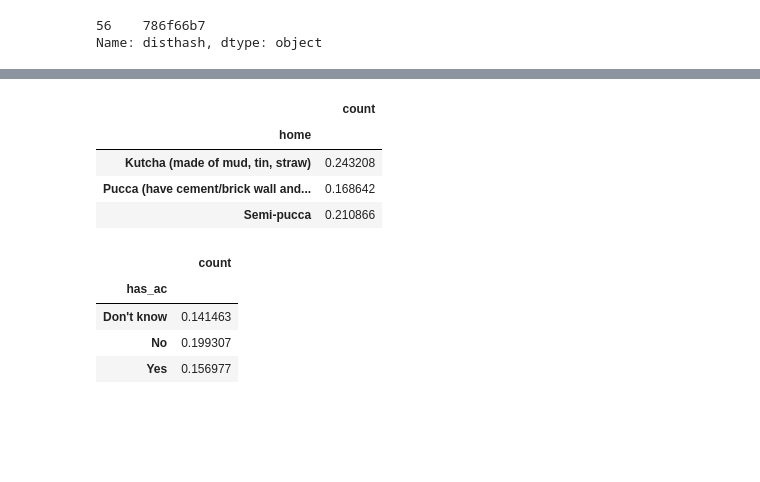
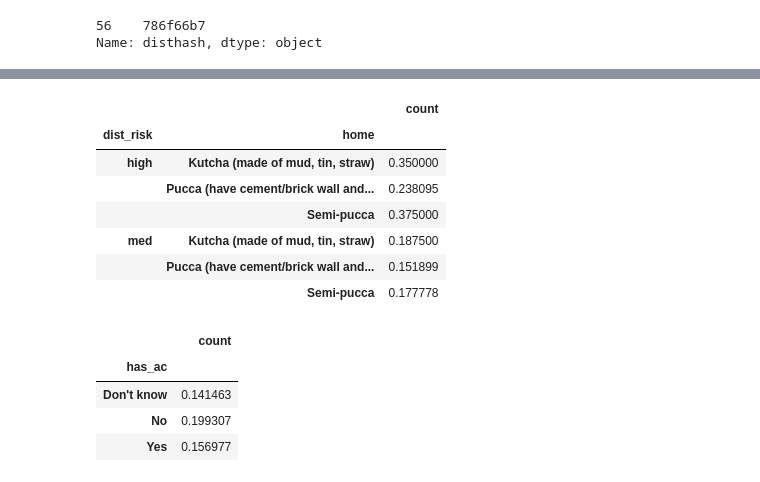
Before and after one commit to vlab-research/vlab, a Jupyter notebook: marketing.ipynb, the cells around one changed output, grey strips where cells are left out. Saved outputs shown, nothing was run; the diff lists cells and outputs as text; code cells hidden in the pictures; blank space fills up the shorter version.

```diff
--- a/marketing.ipynb
+++ b/marketing.ipynb
@@ -416,0 +303,2 @@ tots
+# %%
+dd = dd[~dd.disthash.isin(to_drop)].reset_index(drop=True)
@@ -416,0 +308,8 @@ tots
+# %%
+high_malaria_dists = perc[(perc.perc > .25)].disthash.unique()
+low_malaria_dists = perc[(perc.perc <= .15) & (perc.tot >= 20)].disthash.unique()
+# low_malaria_dists = perc[(perc.perc == 0.0) & (perc.target >= 0)].disthash.unique()
+
+dd['dist_risk'] = 'med'
+dd.loc[dd.cluster.isin(low_malaria_dists), 'dist_risk'] = 'low'
+dd.loc[dd.cluster.isin(high_malaria_dists), 'dist_risk'] = 'high'
@@ -416,0 +323,6 @@ tots
+# %%
+dd['include_audience'] = dd.dist_risk == 'low'
+
+cities = cities.merge(dd.groupby('disthash').head(1).reset_index(drop=True)[['disthash', 'include_audience']])
+
+cities.to_csv('output/cities.csv', index=False)
@@ -441,8 +374,23 @@ malaria_prob(dd.groupby('under_net'))
+# %%
+# district fixed effects of puccaness
+
+dd['pucca'] = dd.home != 'Kutcha (made of mud, tin, straw)'
+
+malaria_prob(dd.groupby(['disthash', 'pucca'])).reset_index() \
+    .groupby('disthash') \
+    .filter(lambda df: df.shape[0] > 1) \
+    .groupby('disthash') \
+    .apply(lambda df: df.iloc[0]['count'] - df.iloc[1]['count']).quantile(0.5)
 # %%
-malaria_prob(dd.groupby(['home']))
+malaria_prob(filter_time(dd, (2020,7,21), (2020,7,26)).groupby(['dist_risk', 'home']))
-# %% [output]
-|  | count |
-| home |  |
-| Kutcha (made of mud, tin, straw) | 0.243208 |
-| Pucca (have cement/brick wall and... | 0.168642 |
-| Semi-pucca | 0.210866 |
+# %%
+malaria_prob(filter_time(dd, (2020,8,1), (2020,9,1)).groupby(['dist_risk', 'home']))
+# %% [output]
+|  |  | count |
+| dist_risk | home |  |
+| high | Kutcha (made of mud, tin, straw) | 0.350000 |
+|  | Pucca (have cement/brick wall and... | 0.238095 |
+|  | Semi-pucca | 0.375000 |
+| med | Kutcha (made of mud, tin, straw) | 0.187500 |
+|  | Pucca (have cement/brick wall and... | 0.151899 |
+|  | Semi-pucca | 0.177778 |
```
Also changed, not shown: parts of 46 cells of this notebook.
